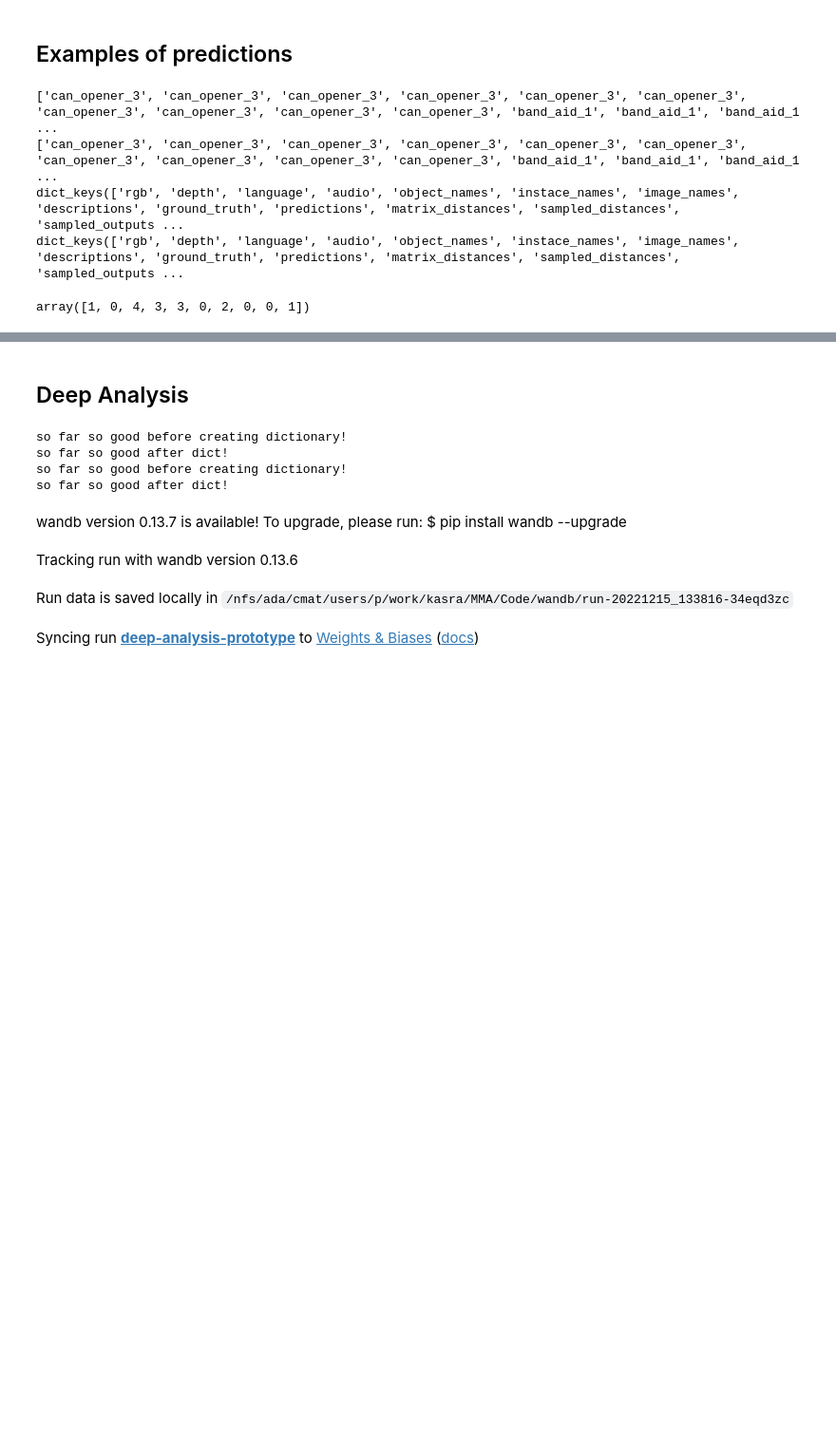
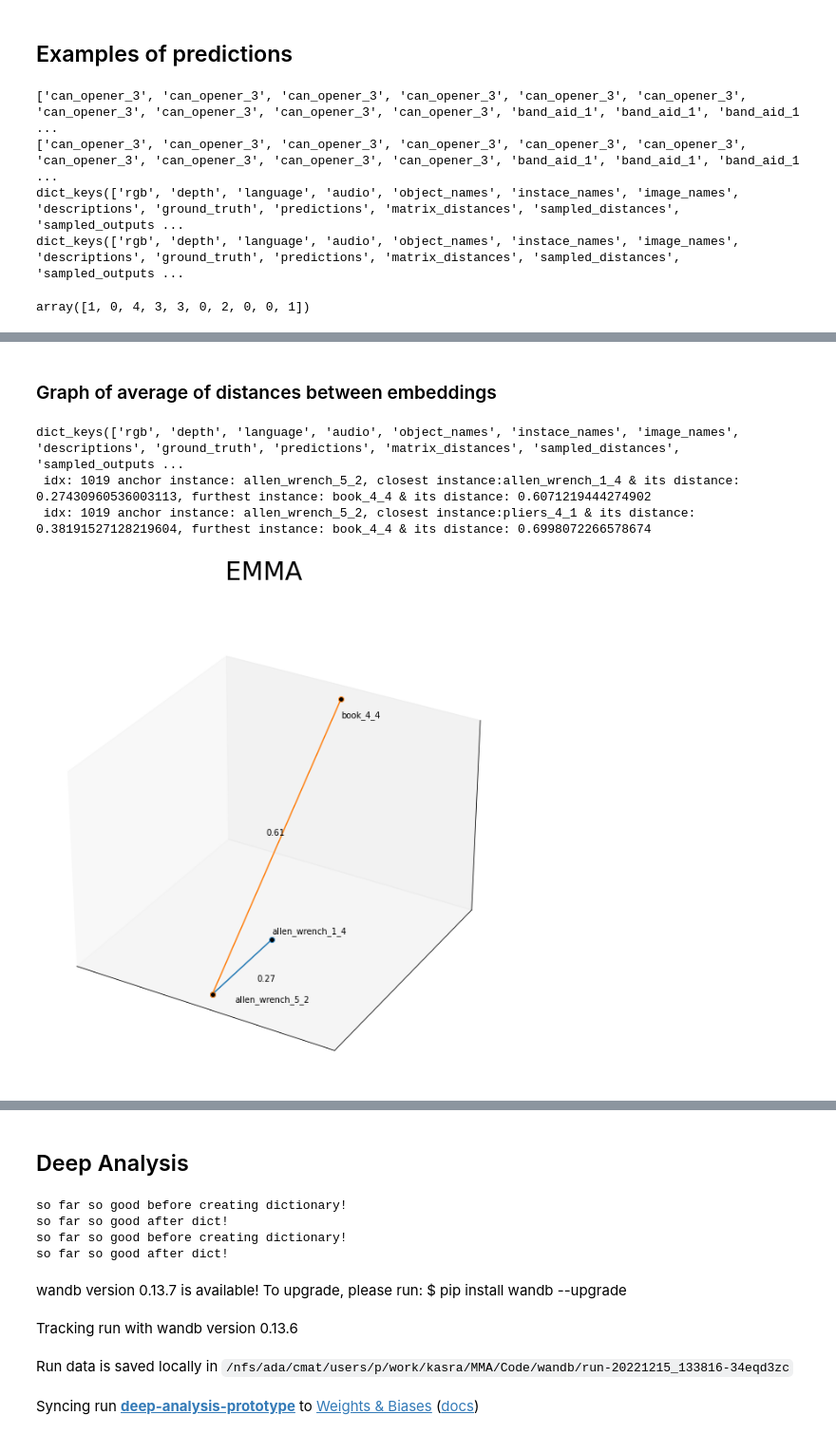
Before and after one commit to kasraprime/EMMA, a Jupyter notebook: Code/Notebook.ipynb, the cells around one changed output, grey strips where cells are left out. Shown at 95% size. Saved outputs shown, nothing was run; the diff lists cells and outputs as text; code cells hidden in the pictures; blank space fills up the shorter version.

```diff
--- a/Code/Notebook.ipynb
+++ b/Code/Notebook.ipynb
@@ -1741,8 +2148,12 @@ import pandas as pd
 # supcon_outputs = pickle.load(open('results/duplicate/4M-supervised-contrastive-SGD-cosine-submodalities-text-first-gold-no_neg_sampling-1024/seed-42/outputs-new.pkl', 'rb'))
 # contrastive_outputs = pickle.load(open('results/duplicate/4M-contrastive-cosine-submodalities-text-anchor-gold-no_neg_sampling-1024/seed-42/outputs-new.pkl', 'rb'))
 
-emma_outputs = pickle.load(open('results/duplicate/exp-supcon-emma-lard-64-relu-SGD-0.001-unique_objects-gold-no_neg_sampling-1024/seed-42/outputs-test.pkl', 'rb'))
-supcon_outputs = pickle.load(open('results/duplicate/exp-supcon-lard-64-relu-SGD-0.001-unique_objects-gold-no_neg_sampling-1024/seed-42/outputs-test.pkl', 'rb'))
+# You have to run each model with test only first so that you get comparable candidates. Otherwise each output has been saved for its best performance which can be from a different epoch than the other model which results in a different candidate list
+# emma_outputs = pickle.load(open('results/exp-supcon-emma-lard-64-relu-SGD-0.001-unique_objects-gold-no_neg_sampling-1024/seed-42/outputs-test.pkl', 'rb'))
+emma_outputs = pickle.load(open('results/exp-0.75-train-supcon-emma-lard-64-relu-SGD-0.001-unique_objects-gold-no_neg_sampling-1024/seed-42/outputs-test.pkl', 'rb'))
+
+# supcon_outputs = pickle.load(open('results/exp-supcon-lard-64-relu-SGD-0.001-unique_objects-gold-no_neg_sampling-1024/seed-42/outputs-test.pkl', 'rb'))
+supcon_outputs = pickle.load(open('results/exp-0.75-train-supcon-lard-64-relu-SGD-0.001-unique_objects-gold-no_neg_sampling-1024/seed-42/outputs-test.pkl', 'rb'))
 # %%
 # emma_outputs7 = pickle.load(open('results/4M-eMMA-cosine-submodalities-text-anchor-gold-no_neg_sampling-1024/seed-7/outputs.pkl', 'rb'))
 # print(emma_outputs7['test']['instace_names'][0:20])
@@ -1818,0 +2228,8 @@ for id, outputs in enumerate([emma_outputs, supcon_outputs]):
+# %%
+idx_supcon_bad = np.where(np.array(compare_data['supcon']['Rank']) == 3)[0]
+idx_emma_good = np.where(np.array(compare_data['emmasupcon']['Rank']) == 0)[0]
+
+compare = np.array([idx for idx in idx_supcon_bad if idx in idx_emma_good])
+print(compare)
+for idx in compare:
+    print(f" {str(idx).ljust(5)}: {compare_data['supcon']['Prediction'][idx].ljust(19)}, {compare_data['supcon']['Ground-Truth'][idx].ljust(20)} \t --> {compare_data['supcon']['Text'][idx]} \t ")
@@ -1818,0 +2254,44 @@ for id, outputs in enumerate([emma_outputs, supcon_outputs]):
+# %% [markdown]
+### Graph of average of distances between embeddings
+# %%
+print(emma_outputs['test'].keys())
+assert(len(emma_outputs['test']['matrix_distances']['lard']) == 4960)
+assert(len(emma_outputs['test']['matrix_distances']['lard'][0]) == 4960)
+emma_outputs['test']['matrix_distances']['lard'].shape # Should be 4960 by 4960
+emma_outputs['test']['sampled_outputs'][12] # a list of 5 candidates, first of which is always same as the index, in this case 12
+
+
+names = ['EMMA', 'SupCon']
+# for idx in np.random.choice(len(outputs['test']['image_names']), 1):
+for idx in [1019]:
+    for id, outputs in enumerate([emma_outputs, supcon_outputs]):
+        # print('self-distance:', outputs['test']['matrix_distances']['lard'][idx][idx])
+        sorted_dists = outputs['test']['matrix_distances']['lard'][idx].argsort()
+        print(f" idx: {idx} anchor instance: {outputs['test']['image_names'][idx]}, closest instance:{outputs['test']['image_names'][sorted_dists[0]]} & its distance: {outputs['test']['matrix_distances']['lard'][idx][sorted_dists[0]]}, furthest instance: {outputs['test']['image_names'][sorted_dists[-1]]} & its distance: {outputs['test']['matrix_distances']['lard'][idx][sorted_dists[-1]]}")
+        fig = plt.figure(figsize=(10,10))
+        fig.suptitle(str(names[id]), fontsize=30)
+        ax = plt.axes(projection='3d')
+        # ax.set_title()
+
+        ax.text(0.01, 0, 0, str(outputs['test']['image_names'][idx]))
+
+        closer_y = 0 + outputs['test']['matrix_distances']['lard'][idx][sorted_dists[0]]
+        further_y = 0 + outputs['test']['matrix_distances']['lard'][idx][sorted_dists[-1]]
+        ax.plot3D([0,0], [0,closer_y], [0,0], marker='o', mfc='black')
+        # ax.annotate(str(outputs['test']['matrix_distances']['lard'][idx][sorted_dists[0]]), xyz=(2, 2, 2))
+        ax.text(0.01, 0.1, 0, str(round(outputs['test']['matrix_distances']['lard'][idx][sorted_dists[0]], 2)))
+        ax.text(0, closer_y, 0.02, str(outputs['test']['image_names'][sorted_dists[0]]))
+
+        ax.plot3D([0,0], [0,further_y], [0,0.5], marker='o', mfc='black')
+        ax.text(0, 0.25, 0.3, str(round(outputs['test']['matrix_distances']['lard'][idx][sorted_dists[-1]], 2)))
+        ax.text(0, further_y, 0.45, str(outputs['test']['image_names'][sorted_dists[-1]]))
+        # ax.text(str(emma_outputs['test']['matrix_distances']['lard'][idx][sorted_dists[-1]]), xyz=(2, 2, 2.5))
+        ax.set_xticks([])
+        ax.set_yticks([])
+        ax.set_zticks([])
+        fig.savefig('result-analysis/'+names[id]+'-dists.pdf')
+# %% [output]
+dict_keys(['rgb', 'depth', 'language', 'audio', 'object_names', 'instace_names', 'image_names', 'descriptions', 'ground_truth', 'predictions', 'matrix_distances', 'sampled_distances', 'sampled_outputs ...
+ idx: 1019 anchor instance: allen_wrench_5_2, closest instance:allen_wrench_1_4 & its distance: 0.27430960536003113, furthest instance: book_4_4 & its distance: 0.6071219444274902
+ idx: 1019 anchor instance: allen_wrench_5_2, closest instance:pliers_4_1 & its distance: 0.38191527128219604, furthest instance: book_4_4 & its distance: 0.6998072266578674
+[figure, added]
```
Also changed, not shown: parts of 18 cells of this notebook, 38 other files.
